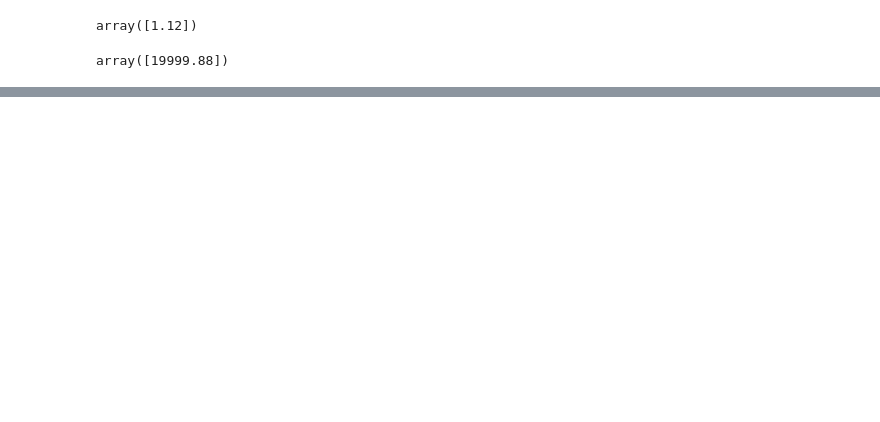
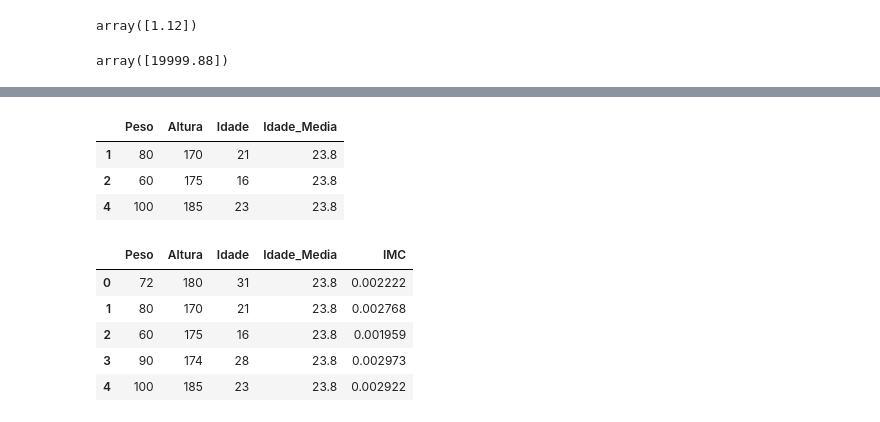
Before and after one commit to Davi-Tolen/Curso_DS_Degree, a Jupyter notebook: Pandas/Aula_1_-_Criação_df_loc_iloc.ipynb, the cells around one changed output, grey strips where cells are left out. Saved outputs shown, nothing was run; the diff lists cells and outputs as text; code cells hidden in the pictures; blank space fills up the shorter version.

```diff
--- a/Pandas/Aula_1_-_Criação_df_loc_iloc.ipynb
+++ b/Pandas/Aula_1_-_Criação_df_loc_iloc.ipynb
@@ -1435,0 +1509,5 @@ array([19999.88])
+# %%
+df = pd.DataFrame([72, 80, 60, 90, 100], columns=['Peso'])
+df.loc[:,'Altura'] = [180, 170, 175, 174, 185]
+df.loc[:,'Idade'] = [31, 21, 16, 28, 23]
+df
@@ -1435,0 +1543,3 @@ array([19999.88])
+# %%
+df.loc[:, "Idade_Media"] = df.loc[:, 'Idade'].mean()
+df
@@ -1435,0 +1553,17 @@ array([19999.88])
+# %%
+df[df['Idade'] < df['Idade_Media']]
+# %% [output]
+|  | Peso | Altura | Idade | Idade_Media |
+| 1 | 80 | 170 | 21 | 23.8 |
+| 2 | 60 | 175 | 16 | 23.8 |
+| 4 | 100 | 185 | 23 | 23.8 |
+# %%
+df['IMC'] = (df["Peso"])/(df["Altura"]**2)
+df
+# %% [output]
+|  | Peso | Altura | Idade | Idade_Media | IMC |
+| 0 | 72 | 180 | 31 | 23.8 | 0.002222 |
+| 1 | 80 | 170 | 21 | 23.8 | 0.002768 |
+| 2 | 60 | 175 | 16 | 23.8 | 0.001959 |
+| 3 | 90 | 174 | 28 | 23.8 | 0.002973 |
+| 4 | 100 | 185 | 23 | 23.8 | 0.002922 |
```
Also changed, not shown: parts of 34 cells of this notebook, 4 other files.
